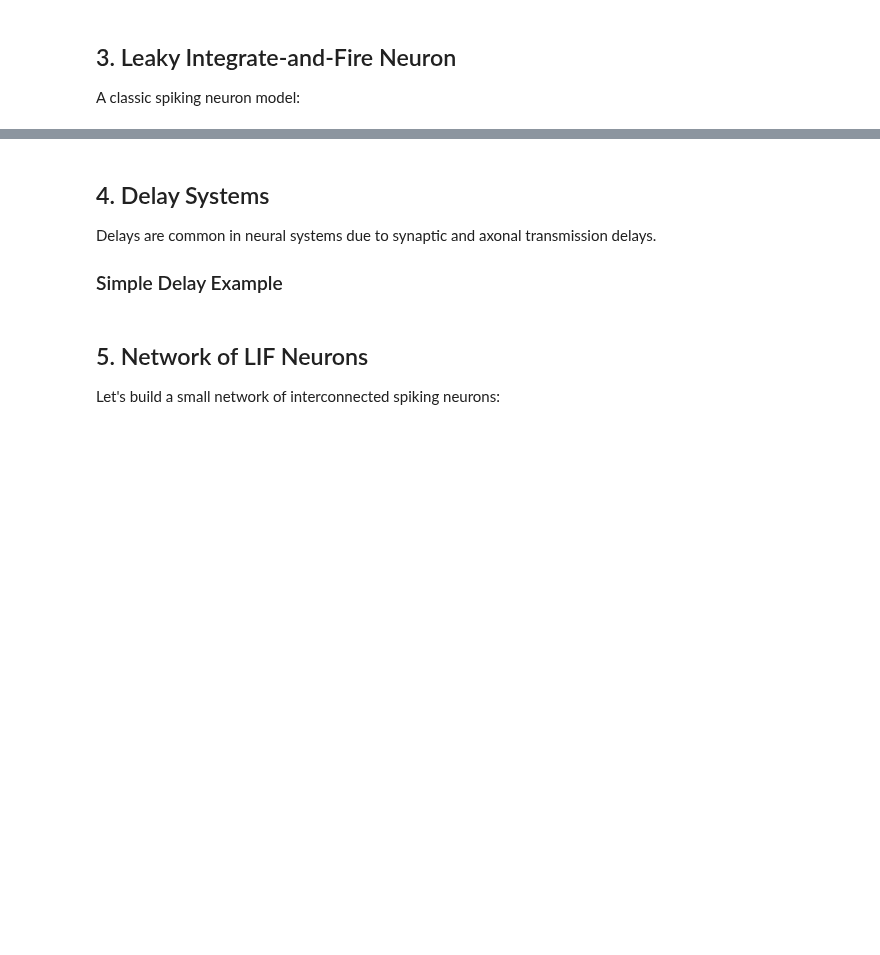
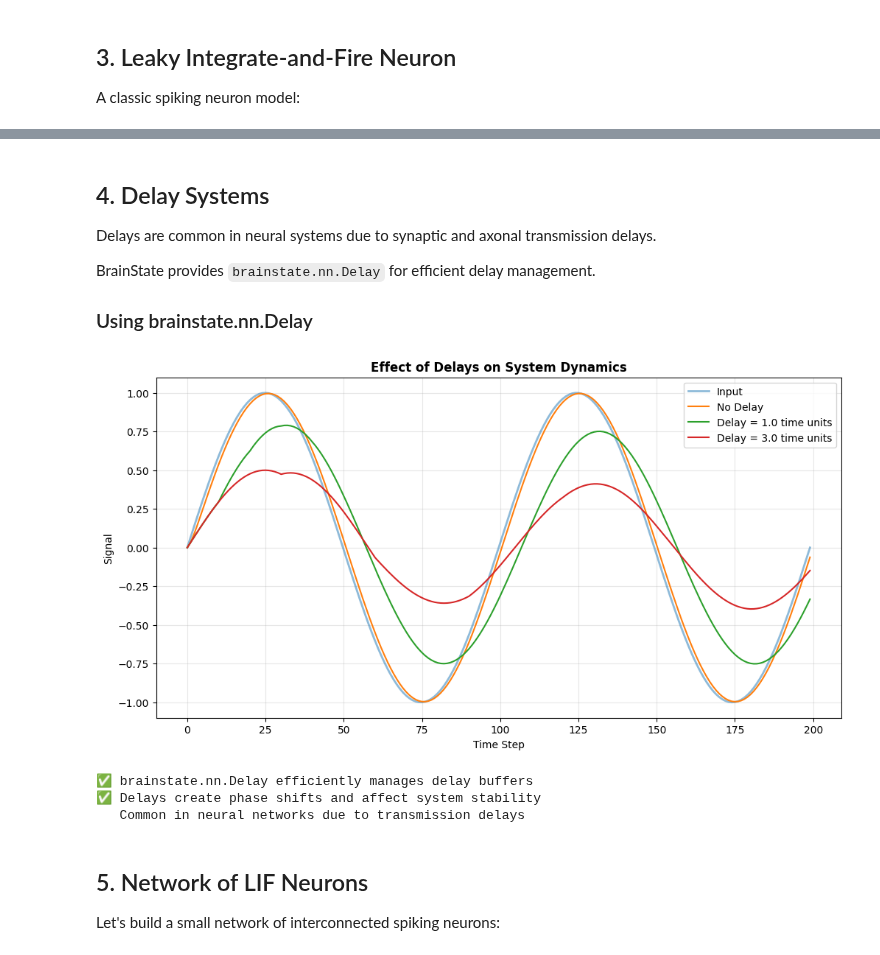
Before and after one commit to chaobrain/brainstate, a Jupyter notebook: docs/tutorials/neural_networks/05_dynamics_systems.ipynb, the cells around one changed output, grey strips where cells are left out. Saved outputs shown, nothing was run; the diff lists cells and outputs as text; code cells hidden in the pictures; blank space fills up the shorter version.

```diff
--- a/docs/tutorials/neural_networks/05_dynamics_systems.ipynb
+++ b/docs/tutorials/neural_networks/05_dynamics_systems.ipynb
@@ -279,75 +310,97 @@ print(f"Interspike interval: {1000/firing_rate:.2f} ms")
 
 Delays are common in neural systems due to synaptic and axonal transmission delays.
 
-### Simple Delay Example
+BrainState provides `brainstate.nn.Delay` for efficient delay management.
+
+### Using brainstate.nn.Delay
 # %%
-class DelayedSystem(brainstate.graph.Node):
-    """System with delayed feedback."""
+class DelayedSystem(brainstate.nn.Module):
+    """System with delayed feedback using brainstate.nn.Delay."""
 
-    def __init__(self, delay_steps=10):
+    def __init__(self, delay_time=1.0, dt=0.1):
         super().__init__()
-        self.delay_steps = delay_steps
-
-        # Delay buffer (circular buffer)
-        self.buffer = brainstate.ShortTermState(jnp.zeros(delay_steps))
-        self.index = brainstate.ShortTermState(jnp.array(0))
+        self.dt = dt
 
         # Current state
         self.x = brainstate.HiddenState(jnp.array(0.0))
 
+        # Create delay with proper target info
+        target_info = jnp.array(0.0)  # Shape and dtype info
+        self.delay = brainstate.nn.Delay(
+            target_info=target_info,
+            time=delay_time,
+            init=0.0,  # Initial delay buffer values
+            entries={'delayed_x': delay_time}  # Register delay entry
+        )
+
+        # Initialize delay state
+        self.delay.init_state()
+
     def update(self, input_signal):
         """Update with delayed feedback."""
         # Get delayed value
-        delayed_value = self.buffer.value[self.index.value]
+        delayed_value = self.delay.at('delayed_x')
 
-        # Update current state
+        # Update current state with delayed feedback
         self.x.value = 0.5 * (input_signal + delayed_value)
 
-        # Store current value in buffer
-        self.buffer.value = self.buffer.value.at[self.index.value].set(self.x.value)
-
-        # Update index (circular)
-        self.index.value = (self.index.value + 1) % self.delay_steps
+        # Update delay buffer with current value
+        self.delay.update(self.x.value)
 
         return self.x.value
 
 # Test with different delays
 n_steps = 200
 input_signal = jnp.sin(jnp.linspace(0, 4 * jnp.pi, n_steps))
 
+# Create environment for time stepping
+brainstate.environ.set(dt=0.1)
+
 # No delay
-sys_nodelay = DelayedSystem(delay_steps=1)
+brainstate.environ.set(i=0)
+sys_nodelay = DelayedSystem(delay_time=0.0, dt=0.1)
 output_nodelay = []
-for inp in input_signal:
+for i, inp in enumerate(input_signal):
+    brainstate.environ.set(i=i)
     output_nodelay.append(sys_nodelay.update(inp))
 
 # Short delay
-sys_short = DelayedSystem(delay_steps=10)
+brainstate.environ.set(i=0)
+sys_short = DelayedSystem(delay_time=1.0, dt=0.1)
 output_short = []
-for inp in input_signal:
+for i, inp in enumerate(input_signal):
+    brainstate.environ.set(i=i)
     output_short.append(sys_short.update(inp))
 
 # Long delay
-sys_long = DelayedSystem(delay_steps=30)
+brainstate.environ.set(i=0)
+sys_long = DelayedSystem(delay_time=3.0, dt=0.1)
 output_long = []
-for inp in input_signal:
+for i, inp in enumerate(input_signal):
+    brainstate.environ.set(i=i)
     output_long.append(sys_long.update(inp))
 
 # Plot
 plt.figure(figsize=(12, 6))
 plt.plot(input_signal, label='Input', linewidth=2, alpha=0.5)
 plt.plot(output_nodelay, label='No Delay', linewidth=1.5)
-plt.plot(output_short, label='Delay = 10 steps', linewidth=1.5)
-plt.plot(output_long, label='Delay = 30 steps', linewidth=1.5)
+plt.plot(output_short, label='Delay = 1.0 time units', linewidth=1.5)
+plt.plot(output_long, label='Delay = 3.0 time units', linewidth=1.5)
 plt.xlabel('Time Step')
 plt.ylabel('Signal')
 plt.title('Effect of Delays on System Dynamics', fontweight='bold')
 plt.legend()
 plt.grid(alpha=0.3)
 plt.show()
 
+print("✅ brainstate.nn.Delay efficiently manages delay buffers")
 print("✅ Delays create phase shifts and affect system stability")
 print("   Common in neural networks due to transmission delays")
+# %% [output]
+[figure, added]
+✅ brainstate.nn.Delay efficiently manages delay buffers
+✅ Delays create phase shifts and affect system stability
+   Common in neural networks due to transmission delays
 # %% [markdown]
 ## 5. Network of LIF Neurons
 
```
Also changed, not shown: parts of 6 cells of this notebook, 7 other files.
